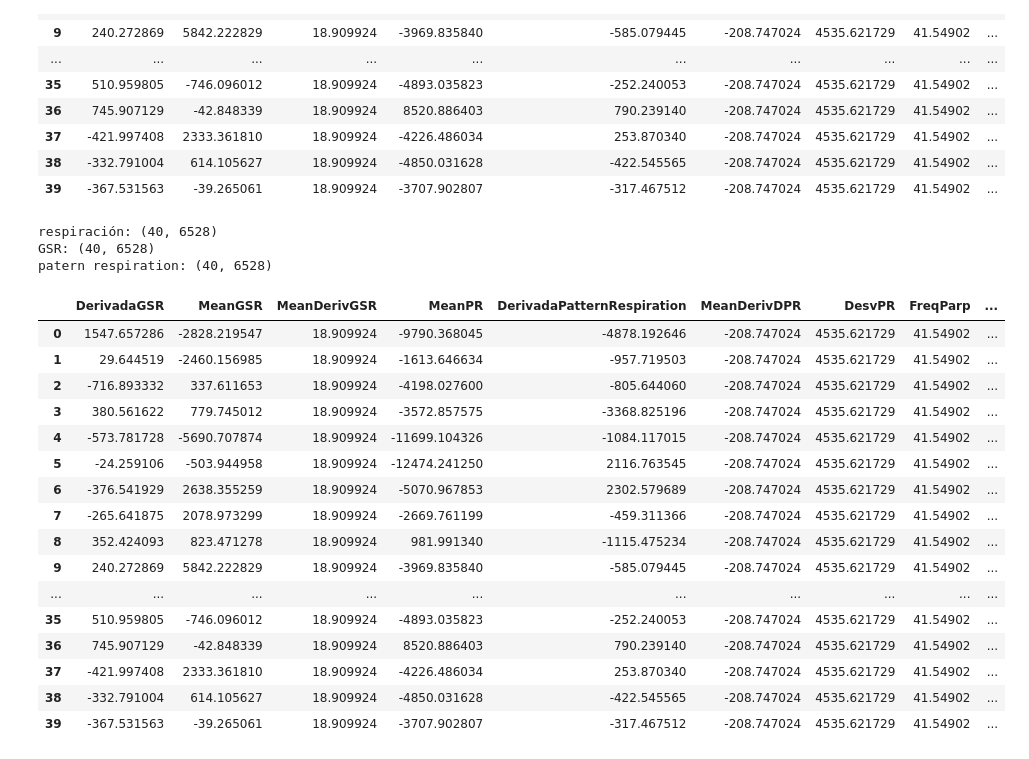
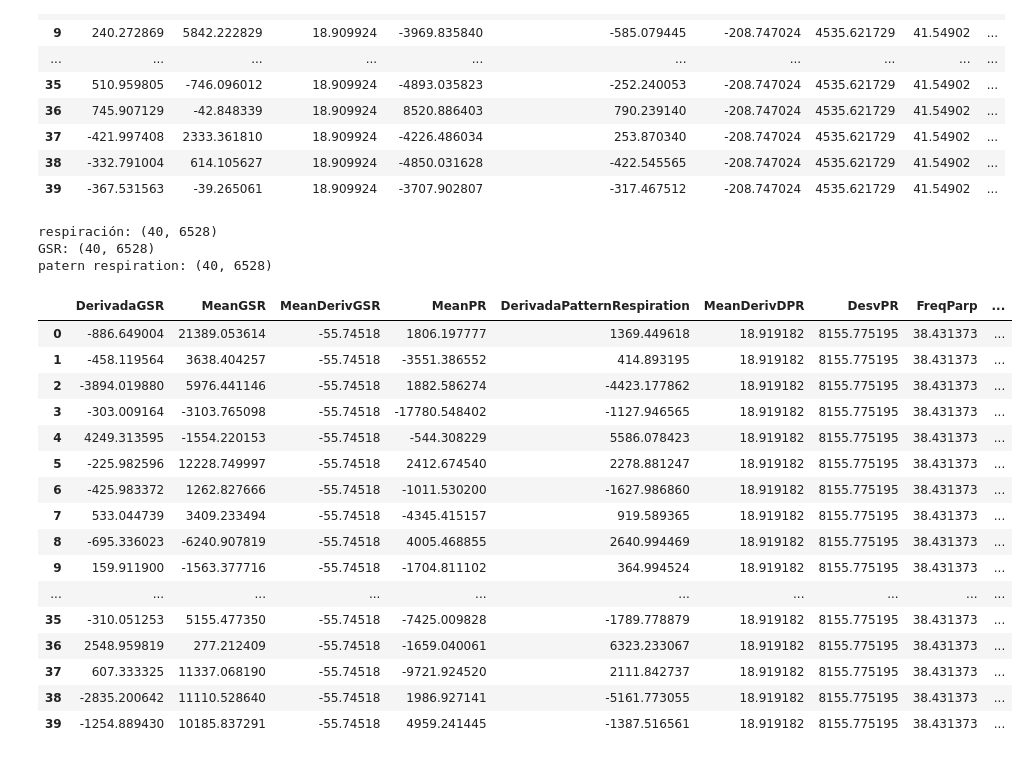
Before and after one commit to ManueloRZ2/MiniProyecto, a Jupyter notebook: Proyecto2.ipynb, the cells around one changed output. Cells and saved outputs as stored; diff of their text form; code cells hidden in the pictures.

```diff
--- a/Proyecto2.ipynb
+++ b/Proyecto2.ipynb
@@ -355,7 +355,7 @@ patern respiration: (40, 6528)
 | 39 | -367.531563 | -39.265061 | 18.909924 | -3707.902807 | -317.467512 | -208.747024 | 4535.621729 | 41.54902 | ... |
 # %%
 ruta = '/content/drive/Shared drives/Sx3/'
-fileName = 's15.mat'
+fileName = 's16.mat'
 db16 = sio.loadmat(ruta+fileName)
 X2 = db16['data']
 
@@ -374,7 +374,7 @@ print("GSR:",respiration.shape)
 ############################## DERIVADA GSR ###############################################
 DerivGSR= np.gradient(GSR[:,1])
 DerivGSR
-dataFrame2=pd.DataFrame2({'DerivadaGSR':DerivGSR})  # crea el dataframe con la primera columna
+dataFrame2=pd.DataFrame({'DerivadaGSR':DerivGSR})  # crea el dataframe con la primera columna
 dataFrame2
 ############################### MEDIA GSR ####################################################
 
@@ -646,47 +646,47 @@ f, Pxx_den3 = signal.welch(assP3P4, fs, nperseg=64)
 dataFrame2['PotAssP3P4']= np.sum(Pxx_den3)
 
 #################################### assP7P8 ####################################
 f, Pxx_den3 = signal.welch(assP7P8, fs, nperseg=64)
 dataFrame2['PotAssP7P8']= np.sum(Pxx_den3)
 
 #################################### assPO3PO4 ####################################
 f, Pxx_den3 = signal.welch(assPO3PO4, fs, nperseg=64)
 dataFrame2['PotAssPO3PO4']= np.sum(Pxx_den3)
 
 #################################### assO1O2 ####################################
 f, Pxx_den3 = signal.welch(assO1O2, fs, nperseg=64)
 dataFrame2['PotAssO1O2']= np.sum(Pxx_den3)
 
 #################################### assO1O2 ####################################
 f, Pxx_den3 = signal.welch(assO1O2, fs, nperseg=64)
 dataFrame2['PotAssO1O2']= np.sum(Pxx_den3)
 dataFrame2
 
 ################################## VALENCIA ETIQUETAS #####################################
 labels2 = db16['labels']
-dataFrame2['VALENCIA']= label2[:,0]
+dataFrame2['VALENCIA']= labels2[:,0]
 
 ################################# AROUSAL #################################################
 dataFrame2['AROUSAL']= labels2[:,1]
 dataFrame2
 # %% [output]
 respiración: (40, 6528)
 GSR: (40, 6528)
 patern respiration: (40, 6528)
 |  | DerivadaGSR | MeanGSR | MeanDerivGSR | MeanPR | DerivadaPatternRespiration | MeanDerivDPR | DesvPR | FreqParp | ... |
-| 0 | 1547.657286 | -2828.219547 | 18.909924 | -9790.368045 | -4878.192646 | -208.747024 | 4535.621729 | 41.54902 | ... |
-| 1 | 29.644519 | -2460.156985 | 18.909924 | -1613.646634 | -957.719503 | -208.747024 | 4535.621729 | 41.54902 | ... |
-| 2 | -716.893332 | 337.611653 | 18.909924 | -4198.027600 | -805.644060 | -208.747024 | 4535.621729 | 41.54902 | ... |
-| 3 | 380.561622 | 779.745012 | 18.909924 | -3572.857575 | -3368.825196 | -208.747024 | 4535.621729 | 41.54902 | ... |
-| 4 | -573.781728 | -5690.707874 | 18.909924 | -11699.104326 | -1084.117015 | -208.747024 | 4535.621729 | 41.54902 | ... |
-| 5 | -24.259106 | -503.944958 | 18.909924 | -12474.241250 | 2116.763545 | -208.747024 | 4535.621729 | 41.54902 | ... |
-| 6 | -376.541929 | 2638.355259 | 18.909924 | -5070.967853 | 2302.579689 | -208.747024 | 4535.621729 | 41.54902 | ... |
-| 7 | -265.641875 | 2078.973299 | 18.909924 | -2669.761199 | -459.311366 | -208.747024 | 4535.621729 | 41.54902 | ... |
-| 8 | 352.424093 | 823.471278 | 18.909924 | 981.991340 | -1115.475234 | -208.747024 | 4535.621729 | 41.54902 | ... |
-| 9 | 240.272869 | 5842.222829 | 18.909924 | -3969.835840 | -585.079445 | -208.747024 | 4535.621729 | 41.54902 | ... |
+| 0 | -886.649004 | 21389.053614 | -55.74518 | 1806.197777 | 1369.449618 | 18.919182 | 8155.775195 | 38.431373 | ... |
+| 1 | -458.119564 | 3638.404257 | -55.74518 | -3551.386552 | 414.893195 | 18.919182 | 8155.775195 | 38.431373 | ... |
+| 2 | -3894.019880 | 5976.441146 | -55.74518 | 1882.586274 | -4423.177862 | 18.919182 | 8155.775195 | 38.431373 | ... |
+| 3 | -303.009164 | -3103.765098 | -55.74518 | -17780.548402 | -1127.946565 | 18.919182 | 8155.775195 | 38.431373 | ... |
+| 4 | 4249.313595 | -1554.220153 | -55.74518 | -544.308229 | 5586.078423 | 18.919182 | 8155.775195 | 38.431373 | ... |
+| 5 | -225.982596 | 12228.749997 | -55.74518 | 2412.674540 | 2278.881247 | 18.919182 | 8155.775195 | 38.431373 | ... |
+| 6 | -425.983372 | 1262.827666 | -55.74518 | -1011.530200 | -1627.986860 | 18.919182 | 8155.775195 | 38.431373 | ... |
+| 7 | 533.044739 | 3409.233494 | -55.74518 | -4345.415157 | 919.589365 | 18.919182 | 8155.775195 | 38.431373 | ... |
+| 8 | -695.336023 | -6240.907819 | -55.74518 | 4005.468855 | 2640.994469 | 18.919182 | 8155.775195 | 38.431373 | ... |
+| 9 | 159.911900 | -1563.377716 | -55.74518 | -1704.811102 | 364.994524 | 18.919182 | 8155.775195 | 38.431373 | ... |
 | ... | ... | ... | ... | ... | ... | ... | ... | ... | ... |
-| 35 | 510.959805 | -746.096012 | 18.909924 | -4893.035823 | -252.240053 | -208.747024 | 4535.621729 | 41.54902 | ... |
-| 36 | 745.907129 | -42.848339 | 18.909924 | 8520.886403 | 790.239140 | -208.747024 | 4535.621729 | 41.54902 | ... |
-| 37 | -421.997408 | 2333.361810 | 18.909924 | -4226.486034 | 253.870340 | -208.747024 | 4535.621729 | 41.54902 | ... |
-| 38 | -332.791004 | 614.105627 | 18.909924 | -4850.031628 | -422.545565 | -208.747024 | 4535.621729 | 41.54902 | ... |
-| 39 | -367.531563 | -39.265061 | 18.909924 | -3707.902807 | -317.467512 | -208.747024 | 4535.621729 | 41.54902 | ... |
+| 35 | -310.051253 | 5155.477350 | -55.74518 | -7425.009828 | -1789.778879 | 18.919182 | 8155.775195 | 38.431373 | ... |
+| 36 | 2548.959819 | 277.212409 | -55.74518 | -1659.040061 | 6323.233067 | 18.919182 | 8155.775195 | 38.431373 | ... |
+| 37 | 607.333325 | 11337.068190 | -55.74518 | -9721.924520 | 2111.842737 | 18.919182 | 8155.775195 | 38.431373 | ... |
+| 38 | -2835.200642 | 11110.528640 | -55.74518 | 1986.927141 | -5161.773055 | 18.919182 | 8155.775195 | 38.431373 | ... |
+| 39 | -1254.889430 | 10185.837291 | -55.74518 | 4959.241445 | -1387.516561 | 18.919182 | 8155.775195 | 38.431373 | ... |
```
Also changed, not shown: parts of 3 cells of this notebook.
